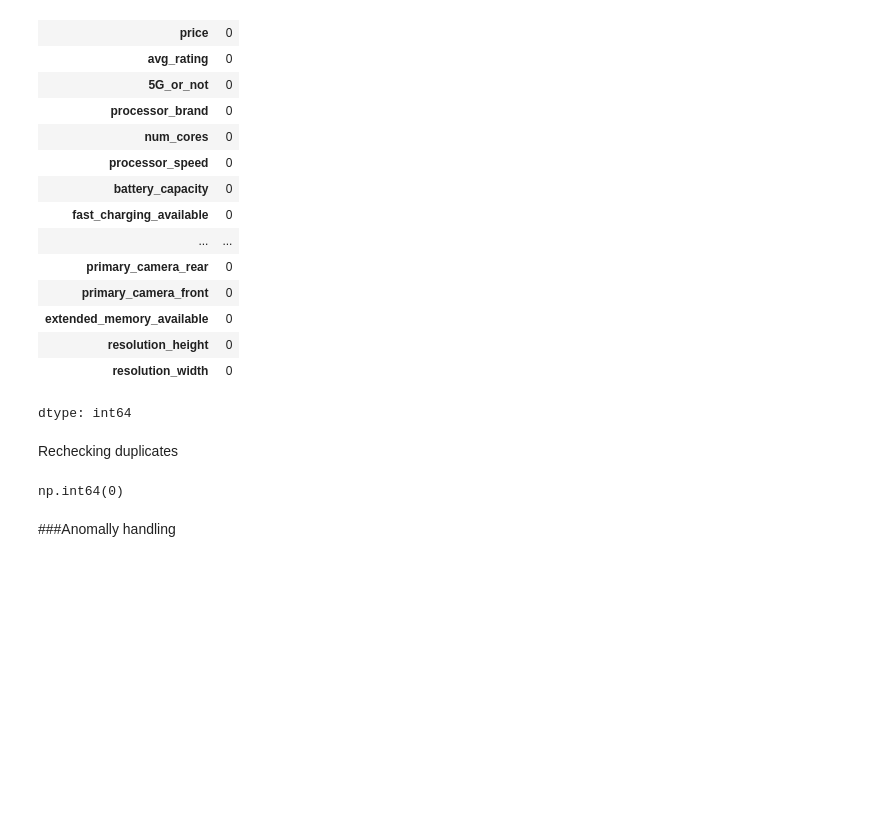
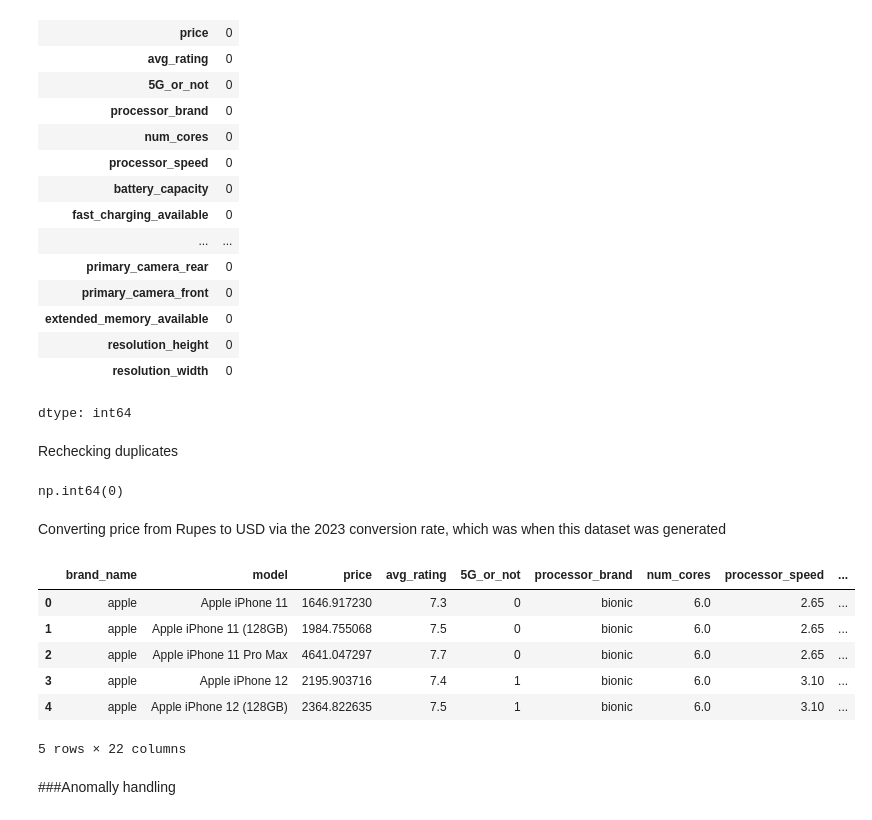
Before and after one commit to Intelligent-QuestionMark/Mobile-Device-Price-Prediction, a Jupyter notebook: Cleanup.ipynb, the cells around one changed output. Drawn from its saved outputs; the diff is of its cells as text; code cells hidden in the pictures; blank space fills up the shorter version.

```diff
--- a/Cleanup.ipynb
+++ b/Cleanup.ipynb
@@ -193,3 +193,5 @@ Rechecking duplicates
 cleaned.duplicated().sum()
 # %% [output]
 np.int64(0)
+# %% [markdown]
+Converting price from Rupes to USD via the 2023 conversion rate, which was when this dataset was generated
@@ -196,3 +200,13 @@ np.int64(0)
+# %%
+cleaned.head()
+# %% [output]
+|  | brand_name | model | price | avg_rating | 5G_or_not | processor_brand | num_cores | processor_speed | ... |
+| 0 | apple | Apple iPhone 11 | 1646.917230 | 7.3 | 0 | bionic | 6.0 | 2.65 | ... |
+| 1 | apple | Apple iPhone 11 (128GB) | 1984.755068 | 7.5 | 0 | bionic | 6.0 | 2.65 | ... |
+| 2 | apple | Apple iPhone 11 Pro Max | 4641.047297 | 7.7 | 0 | bionic | 6.0 | 2.65 | ... |
+| 3 | apple | Apple iPhone 12 | 2195.903716 | 7.4 | 1 | bionic | 6.0 | 3.10 | ... |
+| 4 | apple | Apple iPhone 12 (128GB) | 2364.822635 | 7.5 | 1 | bionic | 6.0 | 3.10 | ... |
+5 rows × 22 columns
 # %% [markdown]
 ###Anomally handling
 # %%
```
Also changed, not shown: parts of 10 cells of this notebook, 2 other files.
